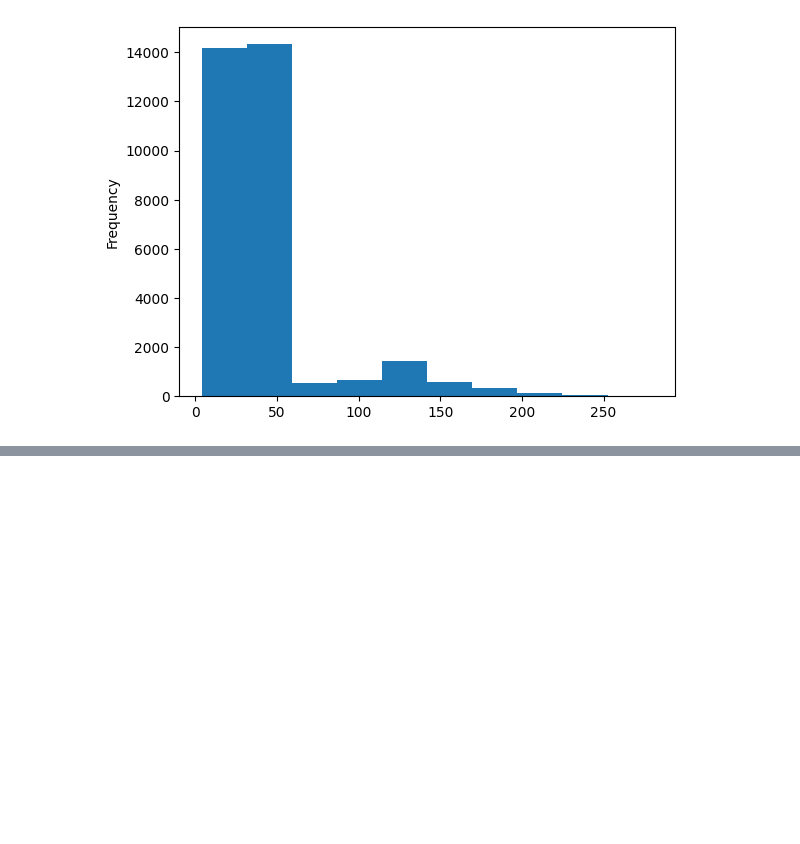
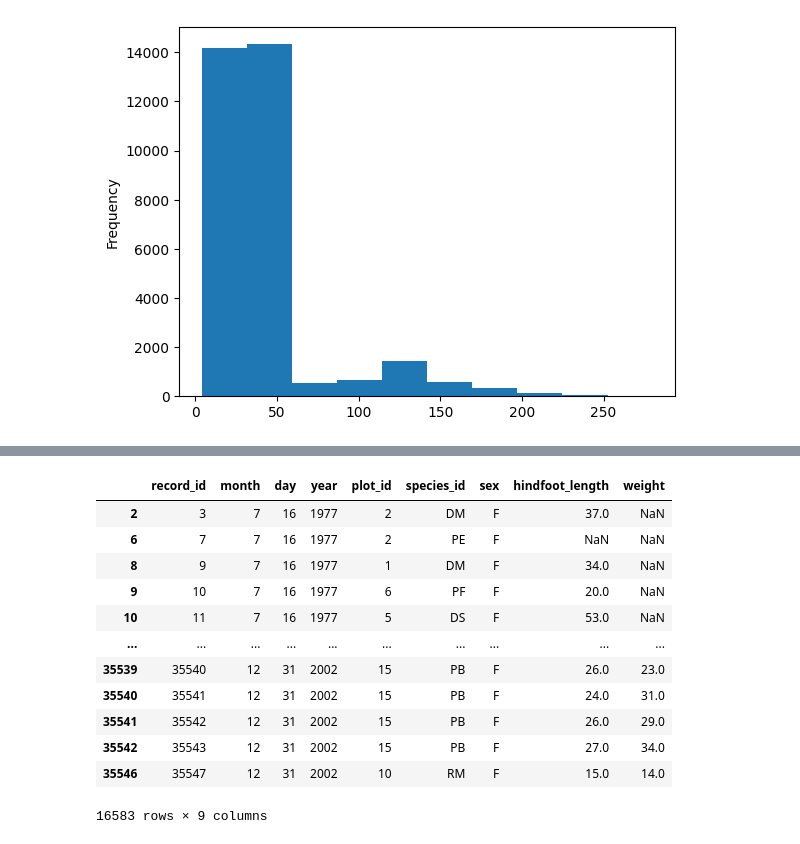
Before and after one commit to arnastam25/dimen-python-2023, a Jupyter notebook: hello.ipynb, the cells around one changed output, grey strips where cells are left out. Saved outputs shown, nothing was run; the diff lists cells and outputs as text; code cells hidden in the pictures; blank space fills up the shorter version.

```diff
--- a/hello.ipynb
+++ b/hello.ipynb
@@ -354,0 +389,20 @@ plt.savefig('Figures/weight-barplot.png', dpi=300)
+# %%
+#Or subsetting
+bool_or_mask = (surveys_df['sex'] == 'F') | (surveys_df['year'] == 1998)
+data_1998F = surveys_df[bool_or_mask]
+# %%
+data_1998F
+# %% [output]
+|  | record_id | month | day | year | plot_id | species_id | sex | hindfoot_length | weight |
+| 2 | 3 | 7 | 16 | 1977 | 2 | DM | F | 37.0 | NaN |
+| 6 | 7 | 7 | 16 | 1977 | 2 | PE | F | NaN | NaN |
+| 8 | 9 | 7 | 16 | 1977 | 1 | DM | F | 34.0 | NaN |
+| 9 | 10 | 7 | 16 | 1977 | 6 | PF | F | 20.0 | NaN |
+| 10 | 11 | 7 | 16 | 1977 | 5 | DS | F | 53.0 | NaN |
+| ... | ... | ... | ... | ... | ... | ... | ... | ... | ... |
+| 35539 | 35540 | 12 | 31 | 2002 | 15 | PB | F | 26.0 | 23.0 |
+| 35540 | 35541 | 12 | 31 | 2002 | 15 | PB | F | 24.0 | 31.0 |
+| 35541 | 35542 | 12 | 31 | 2002 | 15 | PB | F | 26.0 | 29.0 |
+| 35542 | 35543 | 12 | 31 | 2002 | 15 | PB | F | 27.0 | 34.0 |
+| 35546 | 35547 | 12 | 31 | 2002 | 10 | RM | F | 15.0 | 14.0 |
+16583 rows × 9 columns
```
Also changed, not shown: parts of 2 cells of this notebook.
